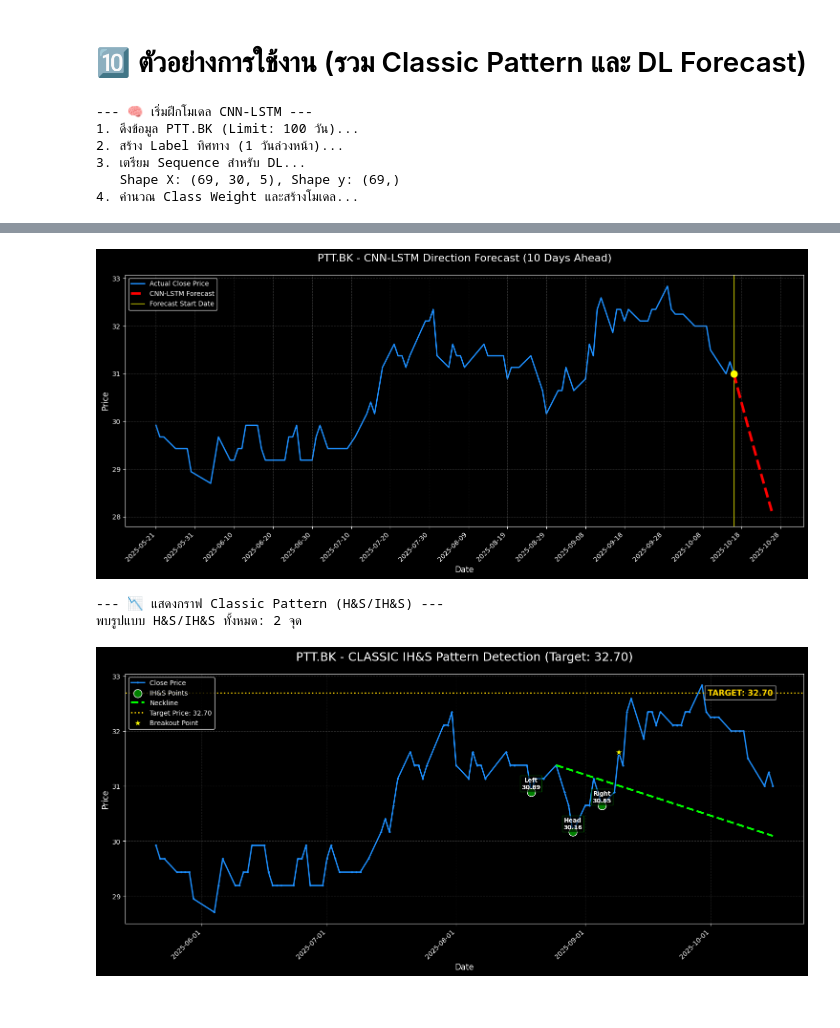
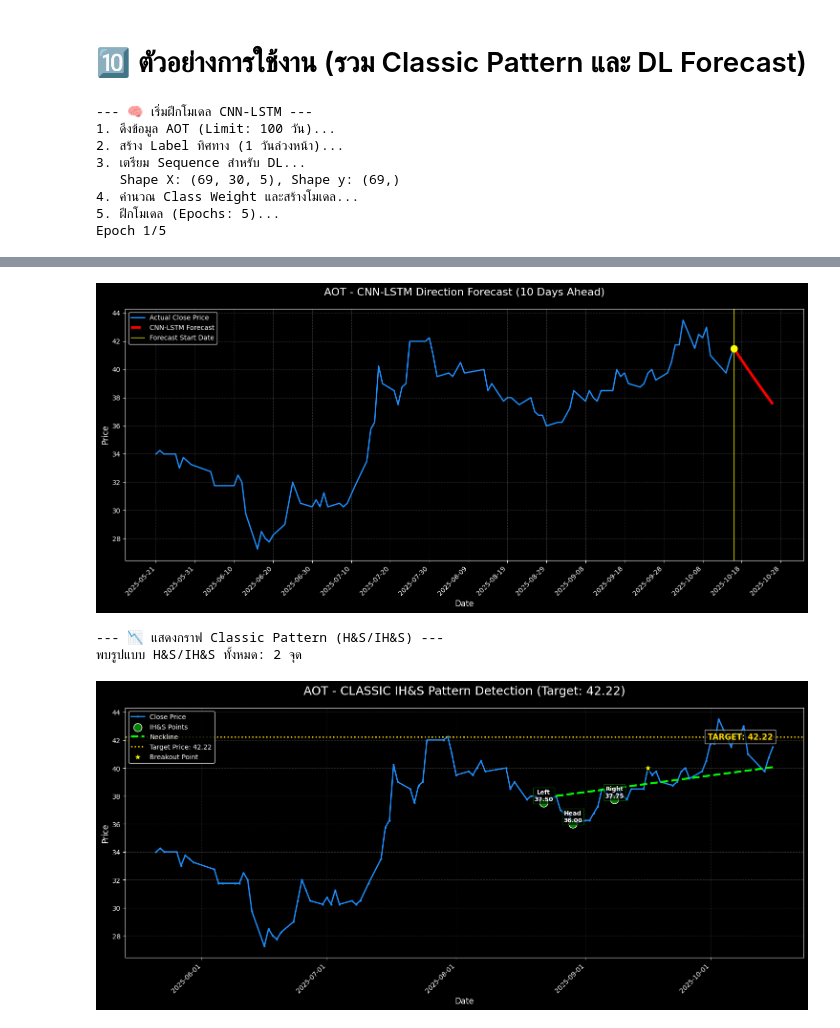
Before and after one commit to hilmanyusoh/Stock-market-chart-pattern-recognition-using-deep-learning, a Jupyter notebook: chartpattern/H&S_DL.ipynb, the cells around one changed output, grey strips where cells are left out. Drawn from its saved outputs; the diff is of its cells as text; code cells hidden in the pictures.

```diff
--- a/chartpattern/H&S_DL.ipynb
+++ b/chartpattern/H&S_DL.ipynb
@@ -27,7 +27,7 @@ def get_candlestick_data(symbol: str, limit: int = 3000):
     """ดึงข้อมูลแท่งเทียนจาก Cassandra และจัดรูปแบบ"""
     try:
         cluster = Cluster(['127.0.0.1'], port=9042)
-        session = cluster.connect('data_stock')
+        session = cluster.connect('stock_data')
     except Exception as e:
         print(f"Error connecting to Cassandra: {e}")
         raise ConnectionRefusedError("Could not connect to Cassandra. Check if it's running.")
@@ -202,7 +202,7 @@ def build_cnn_lstm_model(seq_len, n_features, n_classes=2):
 # %% [markdown]
 # 7️⃣ Pipeline train model
 # %%
-def train_pipeline(symbol='PTT.BK', cass_limit=1200, seq_len=30, epochs=10, future_days=1):
+def train_pipeline(symbol='AOT', cass_limit=1200, seq_len=30, epochs=10, future_days=1):
     """ขั้นตอนการดึงข้อมูล เตรียมข้อมูล และฝึกโมเดล"""
     print(f"1. ดึงข้อมูล {symbol} (Limit: {cass_limit} วัน)...")
     df = get_candlestick_data(symbol, limit=cass_limit)
@@ -429,7 +429,7 @@ def plot_classic_pattern(df, patterns, symbol='SYMBOL'):
 if __name__ == '__main__':
     try:
         # --- Config ---
-        symbol = "PTT.BK"
+        symbol = "AOT"
         DATA_LIMIT = 100  # ใช้ข้อมูลเยอะขึ้นสำหรับการฝึก LSTM
         SEQUENCE_LENGTH = 30
         FUTURE_DAYS = 1   # ทำนายทิศทางของวันถัดไป (1 วัน)
@@ -479,8 +479,10 @@ if __name__ == '__main__':
         print(f"\n❌ เกิดข้อผิดพลาดที่ไม่คาดคิด: {e}")
 # %% [output]
 --- 🧠 เริ่มฝึกโมเดล CNN-LSTM ---
-1. ดึงข้อมูล PTT.BK (Limit: 100 วัน)...
+1. ดึงข้อมูล AOT (Limit: 100 วัน)...
 2. สร้าง Label ทิศทาง (1 วันล่วงหน้า)...
 3. เตรียม Sequence สำหรับ DL...
    Shape X: (69, 30, 5), Shape y: (69,)
 4. คำนวณ Class Weight และสร้างโมเดล...
+5. ฝึกโมเดล (Epochs: 5)...
+Epoch 1/5
@@ -500,8 +502,8 @@ Epoch 5/5
 
 --- 📈 แสดงกราฟ Price Direction Forecast (CNN-LSTM) ---
 
 --- Forecast Simulation ---
-[figure, old version]
+[figure, new version]
 --- 📉 แสดงกราฟ Classic Pattern (H&S/IH&S) ---
 พบรูปแบบ H&S/IH&S ทั้งหมด: 2 จุด
-[figure, old version]
+[figure, new version]
```
Also changed, not shown: parts of 1 cell of this notebook, 6 other files.
